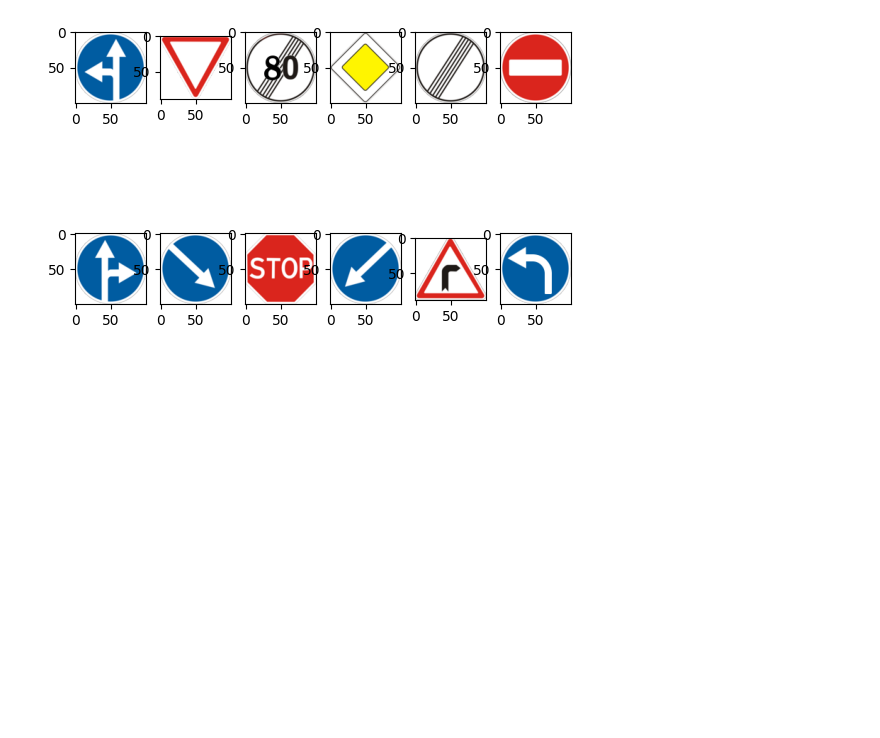
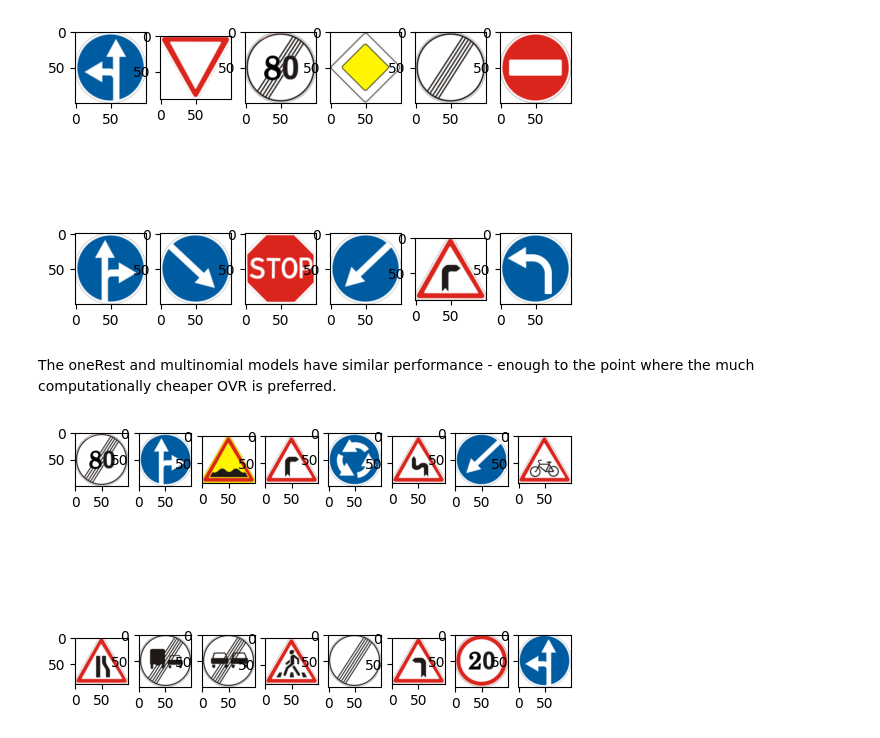
Before and after one commit to Biporian/ML_ASS_2, a Jupyter notebook: Hog.ipynb, the cells around one changed output. Saved outputs shown, nothing was run; the diff lists cells and outputs as text; code cells hidden in the pictures; blank space fills up the shorter version.

```diff
--- a/Hog.ipynb
+++ b/Hog.ipynb
@@ -171,3 +140,10 @@ printSigns(ovr_accuracies, 12, True)
 # %% [output]
 [figure]
 [figure]
+# %% [markdown]
+The oneRest and multinomial models have similar performance - enough to the point where the much computationally cheaper OVR is preferred.
+# %%
+counts = class_ids.value_counts()
+printSigns([(counts[i], i) for i in counts.index][-16:], 16)
+# %% [output]
+[figure, added]
```
Also changed, not shown: parts of 6 cells of this notebook, 1 other file.
